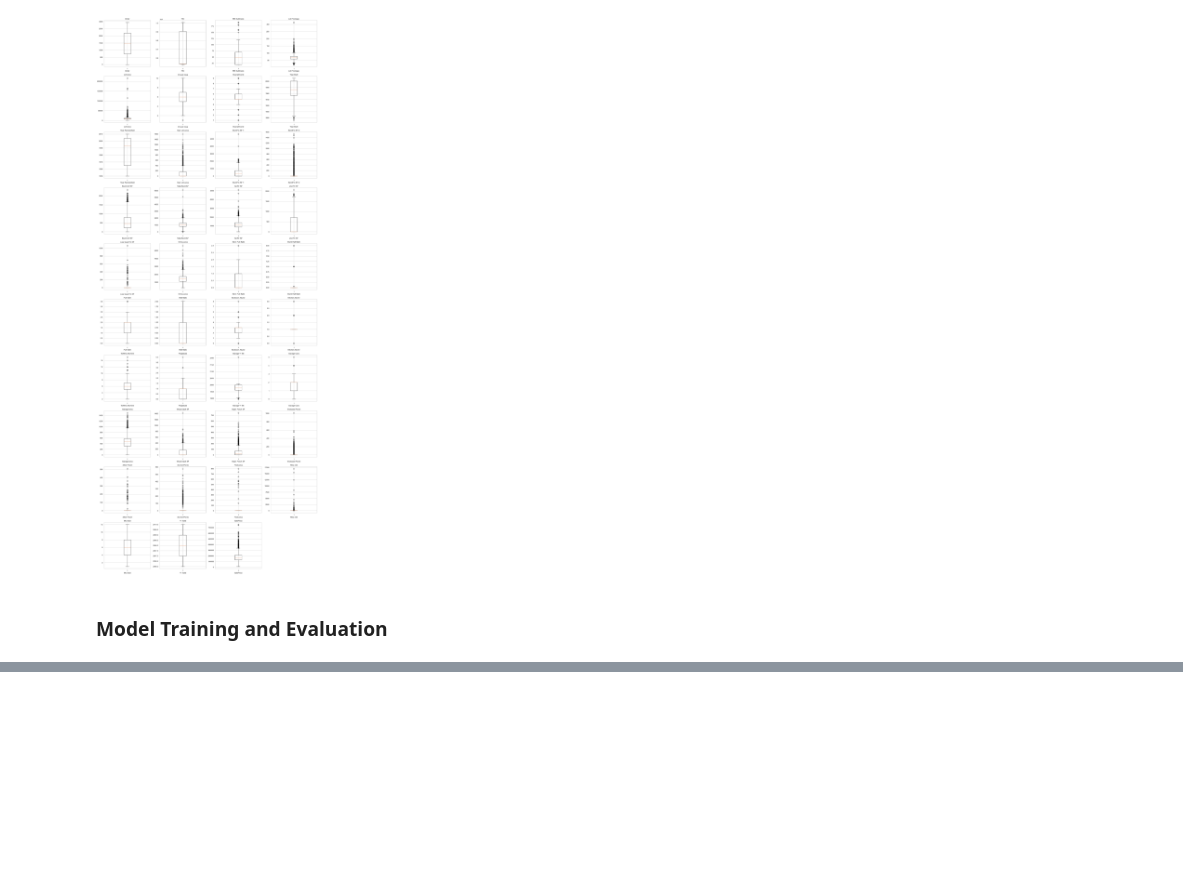
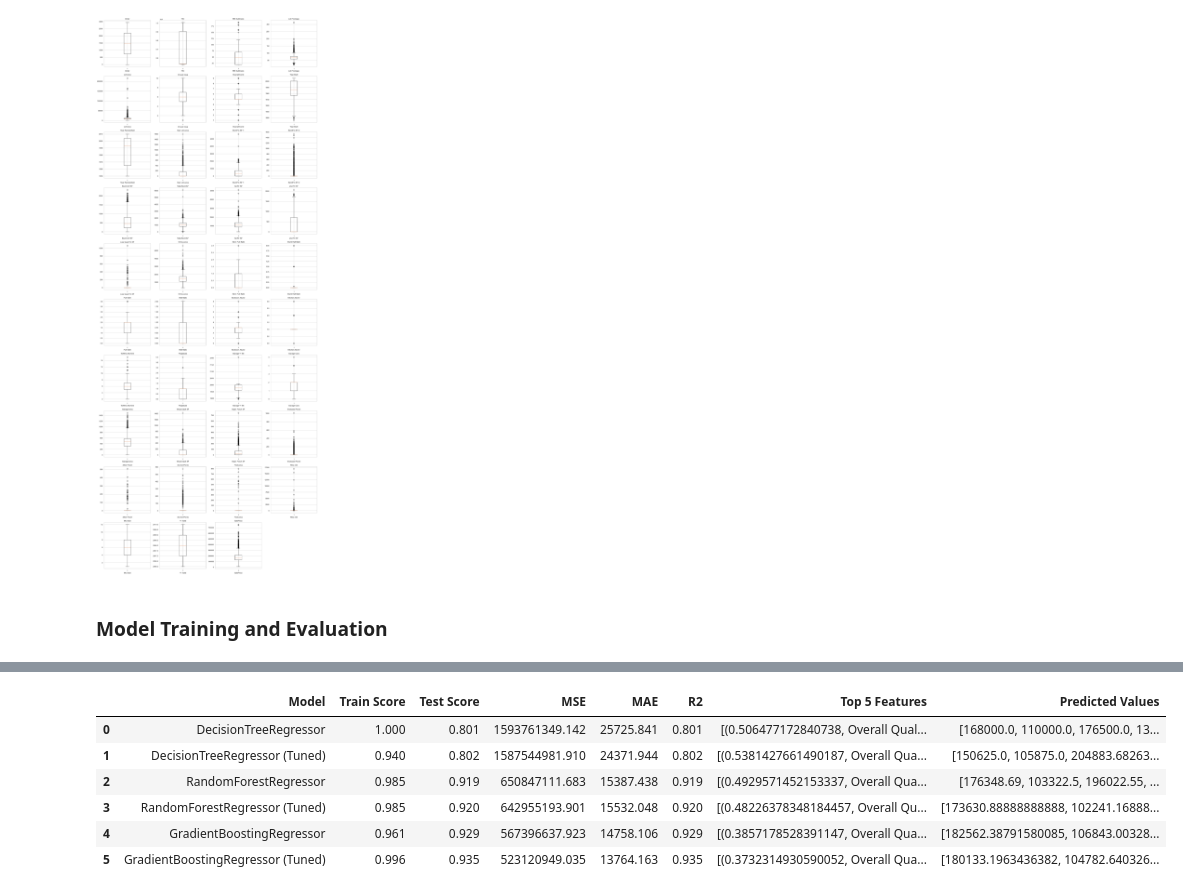
Before and after one commit to jdanielle12/Predict-Housing-Prices, a Jupyter notebook: housing_predictions.ipynb, the cells around one changed output, grey strips where cells are left out. Saved outputs shown, nothing was run; the diff lists cells and outputs as text; code cells hidden in the pictures; blank space fills up the shorter version.

```diff
--- a/housing_predictions.ipynb
+++ b/housing_predictions.ipynb
@@ -530,0 +416,11 @@ R2 Score: 0.9368031880567026
+# %%
+# Show results_df
+results_df.head(10)
+# %% [output]
+|  | Model | Train Score | Test Score | MSE | MAE | R2 | Top 5 Features | Predicted Values |
+| 0 | DecisionTreeRegressor | 1.000 | 0.801 | 1593761349.142 | 25725.841 | 0.801 | [(0.506477172840738, Overall Qual... | [168000.0, 110000.0, 176500.0, 13... |
+| 1 | DecisionTreeRegressor (Tuned) | 0.940 | 0.802 | 1587544981.910 | 24371.944 | 0.802 | [(0.5381427661490187, Overall Qua... | [150625.0, 105875.0, 204883.68263... |
+| 2 | RandomForestRegressor | 0.985 | 0.919 | 650847111.683 | 15387.438 | 0.919 | [(0.4929571452153337, Overall Qua... | [176348.69, 103322.5, 196022.55, ... |
+| 3 | RandomForestRegressor (Tuned) | 0.985 | 0.920 | 642955193.901 | 15532.048 | 0.920 | [(0.48226378348184457, Overall Qu... | [173630.88888888888, 102241.16888... |
+| 4 | GradientBoostingRegressor | 0.961 | 0.929 | 567396637.923 | 14758.106 | 0.929 | [(0.3857178528391147, Overall Qua... | [182562.38791580085, 106843.00328... |
+| 5 | GradientBoostingRegressor (Tuned) | 0.996 | 0.935 | 523120949.035 | 13764.163 | 0.935 | [(0.3732314930590052, Overall Qua... | [180133.1963436382, 104782.640326... |
```
Also changed, not shown: parts of 11 cells of this notebook.
